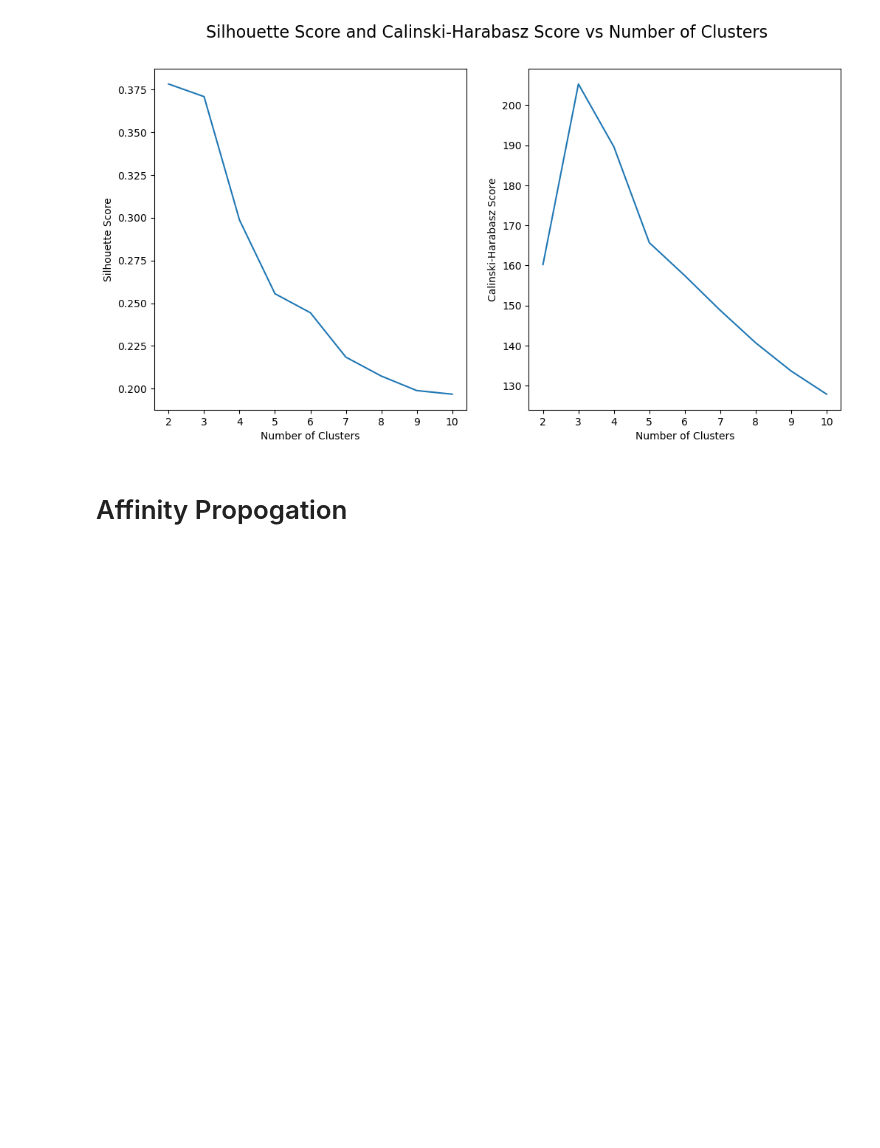
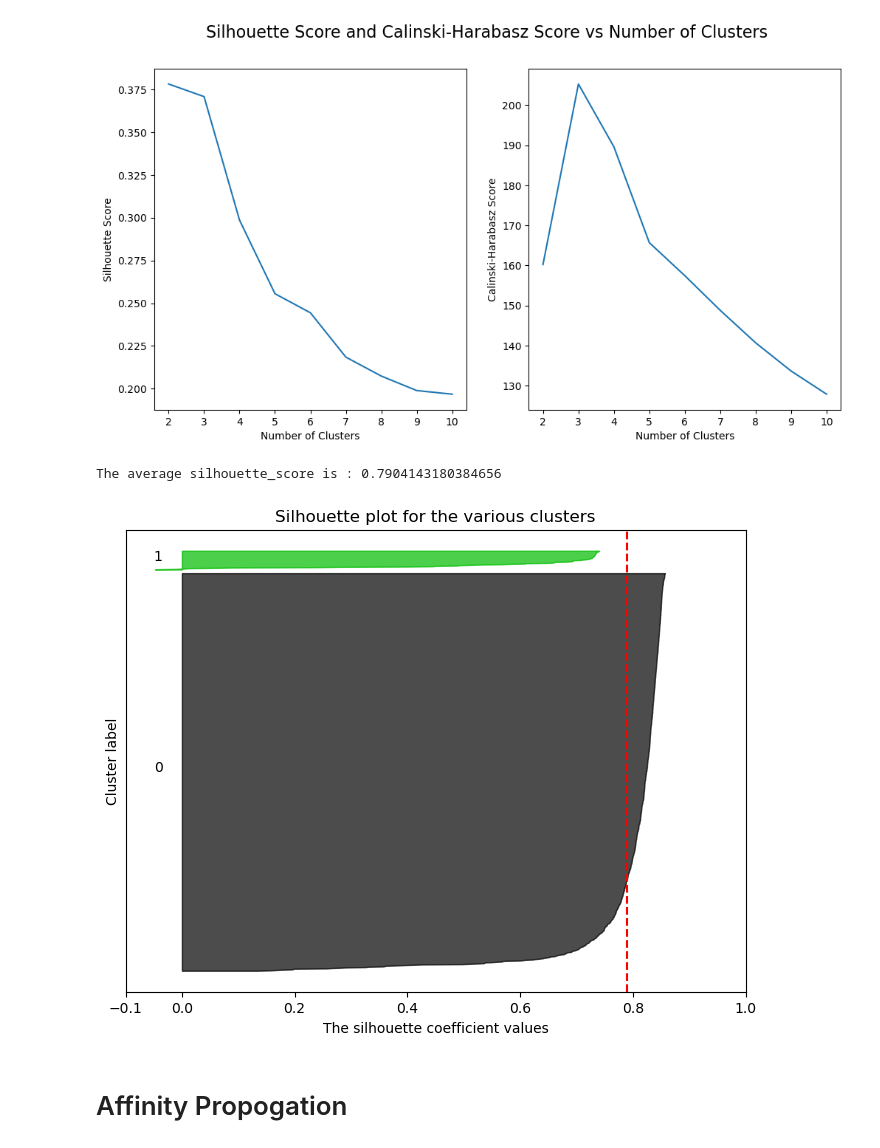
Before and after one commit to Bhanuteja917/ClusteringClinicalTrails, a Jupyter notebook: clustering.ipynb, the cells around one changed output. Drawn from its saved outputs; the diff is of its cells as text; code cells hidden in the pictures; blank space fills up the shorter version.

Commit message:
Add function to plot silhouette sample scores

```diff
--- a/clustering.ipynb
+++ b/clustering.ipynb
@@ -530,6 +476,26 @@ kmeans = train_model(clustering_model='KMeans', \
             clusterers=clusterers)
 # %% [output]
 [figure]
+# %%
+model_params = {
+    'n_clusters': 2,
+    'init': 'random',
+    'n_init': 'auto',
+    'max_iter': 300,
+    'tol': 0.00001,
+    'verbose': 0,
+    'random_state': 42,
+    'copy_x': True,
+    'algorithm': 'lloyd',
+}
+X = feature_matrix_bluebert.drop(columns=['NCT ID'])
+model_name, model = get_clusterer(clusterers, 'KMeans')
+kmeans = model(**model_params).fit(X)
+labels = kmeans.labels_
+plot_silhouette_samples(X, labels)
+# %% [output]
+The average silhouette_score is : 0.7904143180384656
+[figure, added]
 # %% [markdown]
 # Affinity Propogation
 # %%
```
Also changed, not shown: parts of 4 cells of this notebook.
